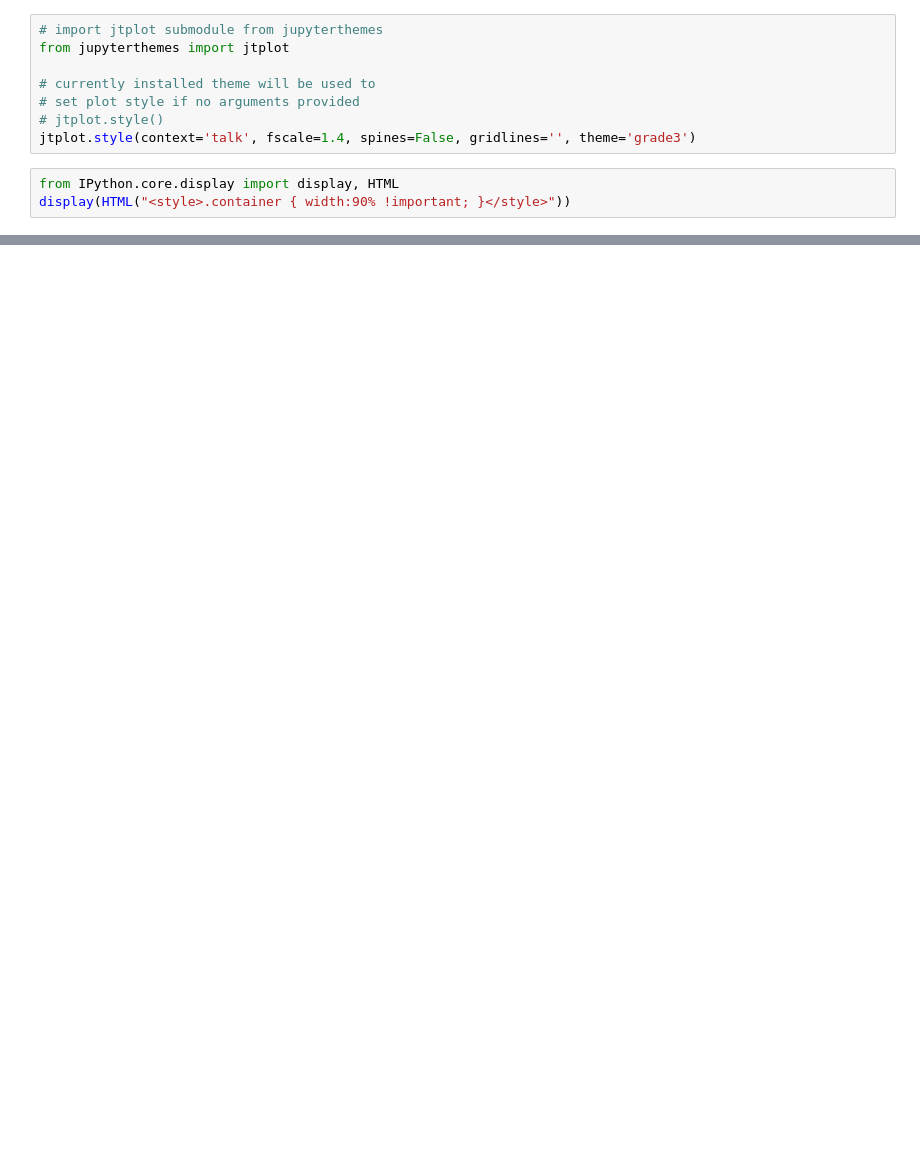
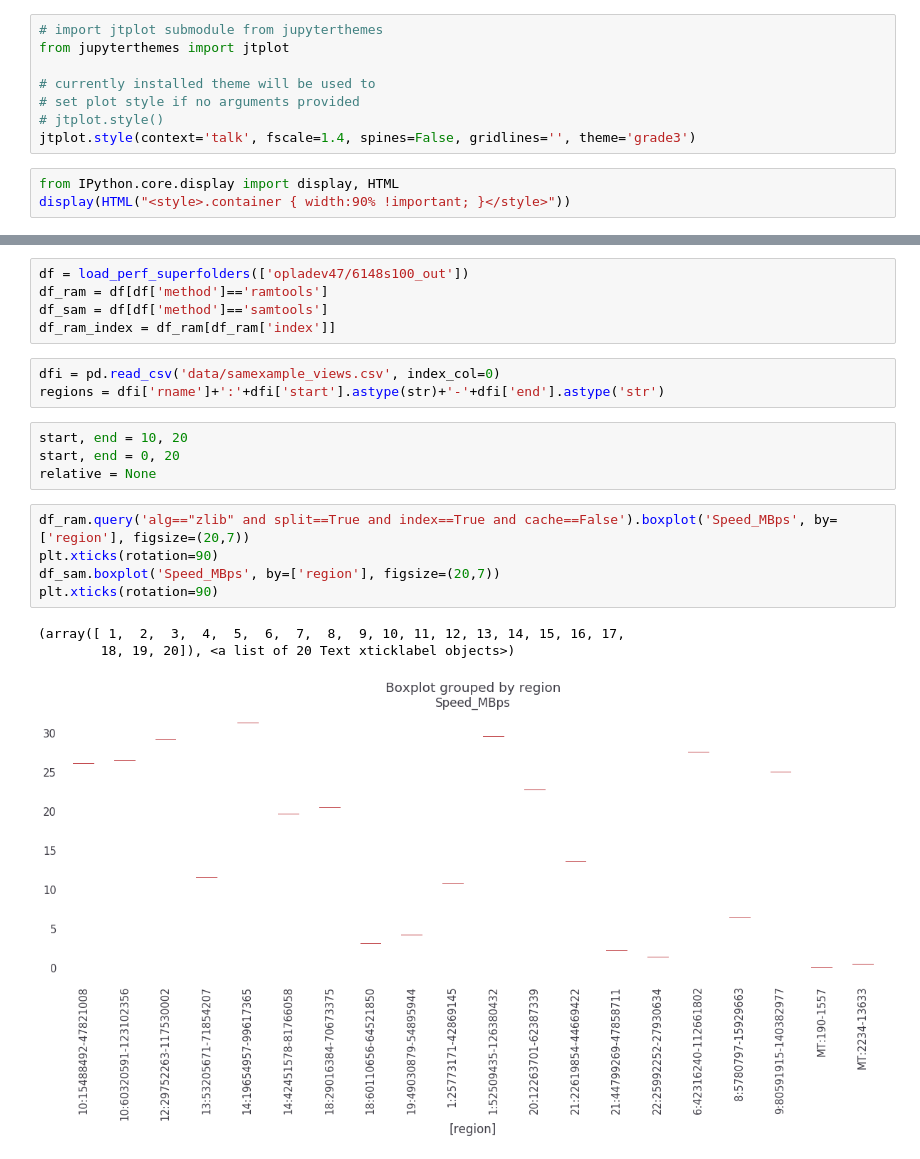
Before and after one commit to GeneROOT/ramtools, a Jupyter notebook: ramview_perf.ipynb, the cells around one changed output, grey strips where cells are left out. Saved outputs shown, nothing was run; the diff lists cells and outputs as text; blank space fills up the shorter version.

```diff
--- a/ramview_perf.ipynb
+++ b/ramview_perf.ipynb
@@ -162,0 +53,21 @@ df
+# %%
+df = load_perf_superfolders(['opladev47/6148s100_out'])
+df_ram = df[df['method']=='ramtools']
+df_sam = df[df['method']=='samtools']
+df_ram_index = df_ram[df_ram['index']]
+# %%
+dfi = pd.read_csv('data/samexample_views.csv', index_col=0)
+regions = dfi['rname']+':'+dfi['start'].astype(str)+'-'+dfi['end'].astype('str')
+# %%
+start, end = 10, 20
+start, end = 0, 20
+relative = None
+# %%
+df_ram.query('alg=="zlib" and split==True and index==True and cache==False').boxplot('Speed_MBps', by=['region'], figsize=(20,7))
+plt.xticks(rotation=90)
+df_sam.boxplot('Speed_MBps', by=['region'], figsize=(20,7))
+plt.xticks(rotation=90)
+# %% [output]
+(array([ 1,  2,  3,  4,  5,  6,  7,  8,  9, 10, 11, 12, 13, 14, 15, 16, 17,
+        18, 19, 20]), <a list of 20 Text xticklabel objects>)
+[figure, added]
```
Also changed, not shown: parts of 34 cells of this notebook.
